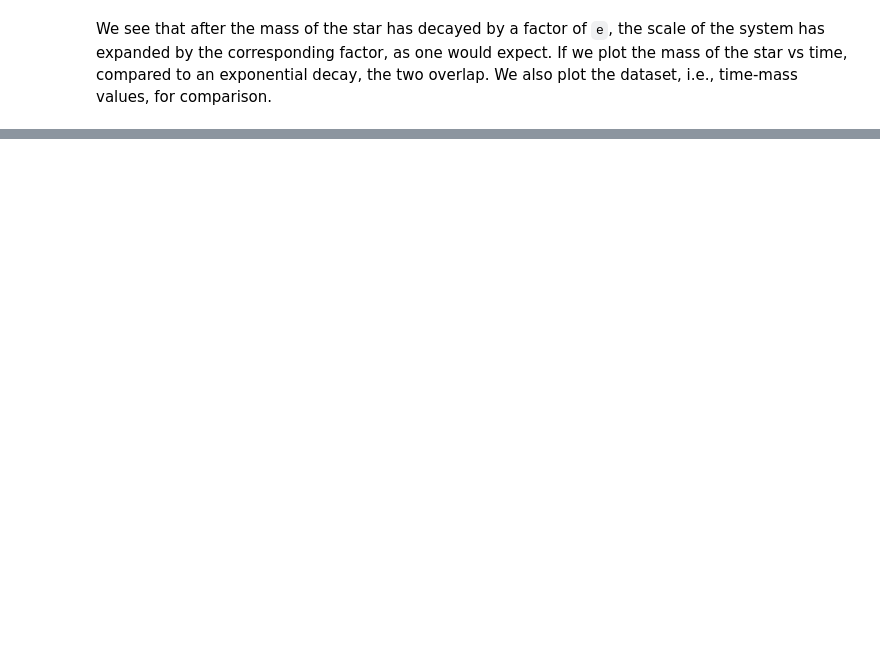
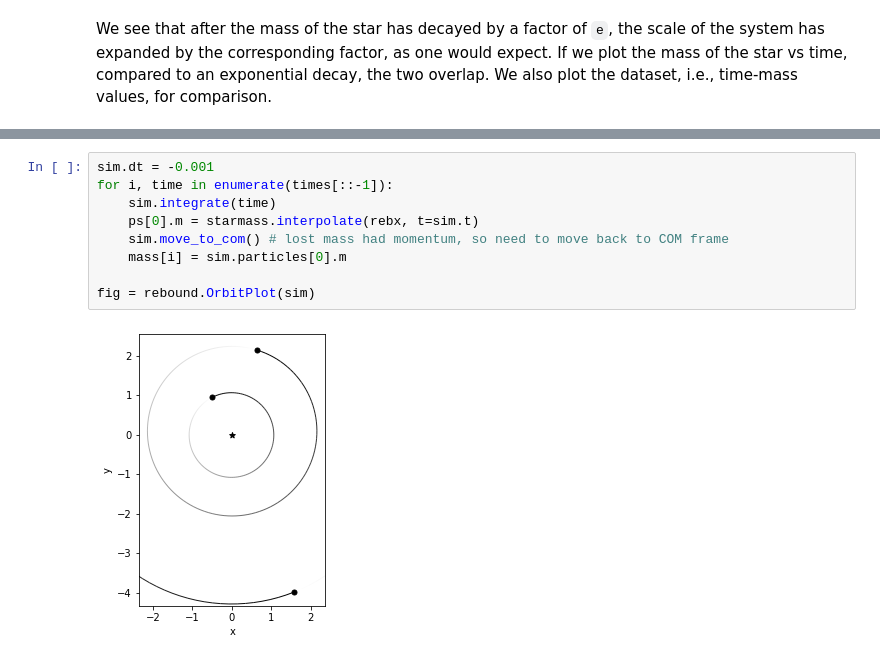
Before and after one commit to dtamayo/reboundx, a Jupyter notebook: ipython_examples/MassEvolution.ipynb, the cells around one changed output, grey strips where cells are left out. Saved outputs shown, nothing was run; the diff lists cells and outputs as text; blank space fills up the shorter version.

```diff
--- a/ipython_examples/MassEvolution.ipynb
+++ b/ipython_examples/MassEvolution.ipynb
@@ -83,0 +82,11 @@ ax.grid()
+# %%
+sim.dt = -0.001
+for i, time in enumerate(times[::-1]):
+    sim.integrate(time)
+    ps[0].m = starmass.interpolate(rebx, t=sim.t)
+    sim.move_to_com() # lost mass had momentum, so need to move back to COM frame
+    mass[i] = sim.particles[0].m
+
+fig = rebound.OrbitPlot(sim)
+# %% [output]
+[figure, added]
```
Also changed, not shown: parts of 6 cells of this notebook, 5 other files.
